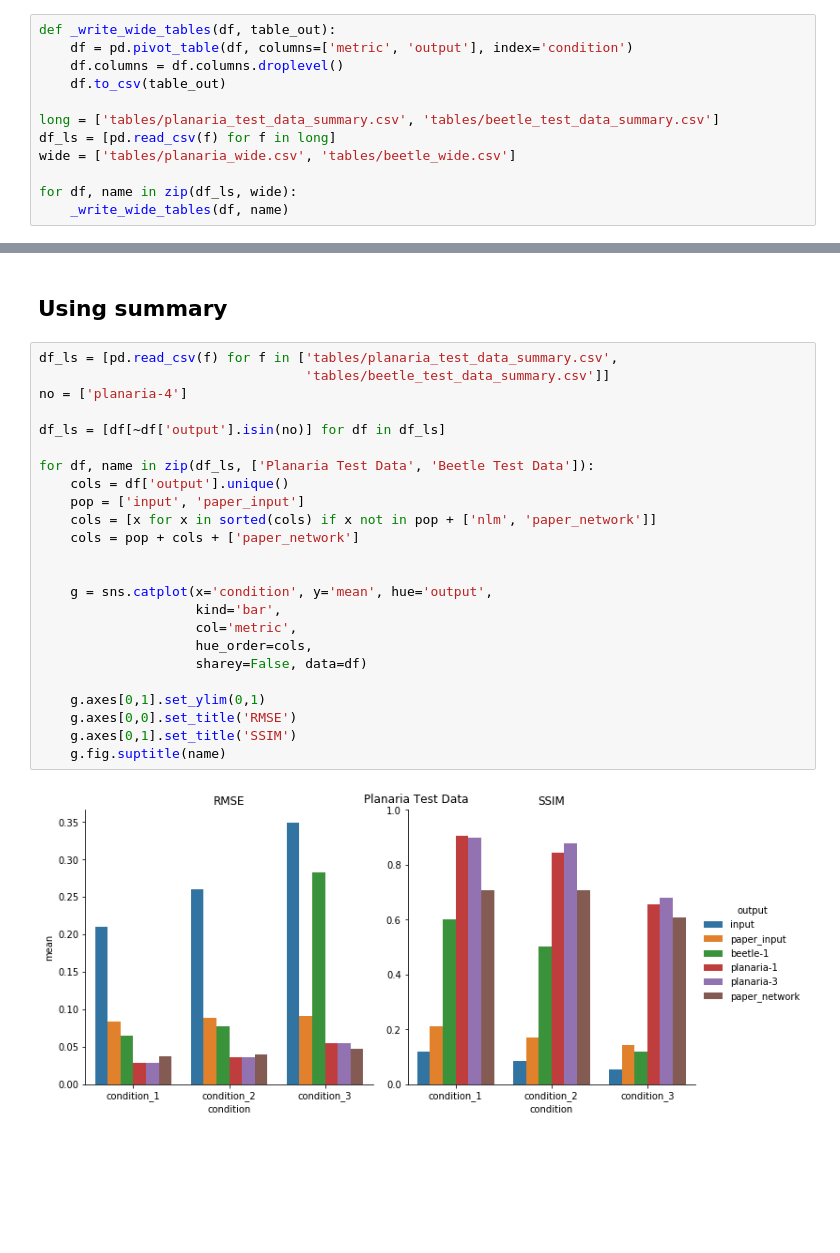
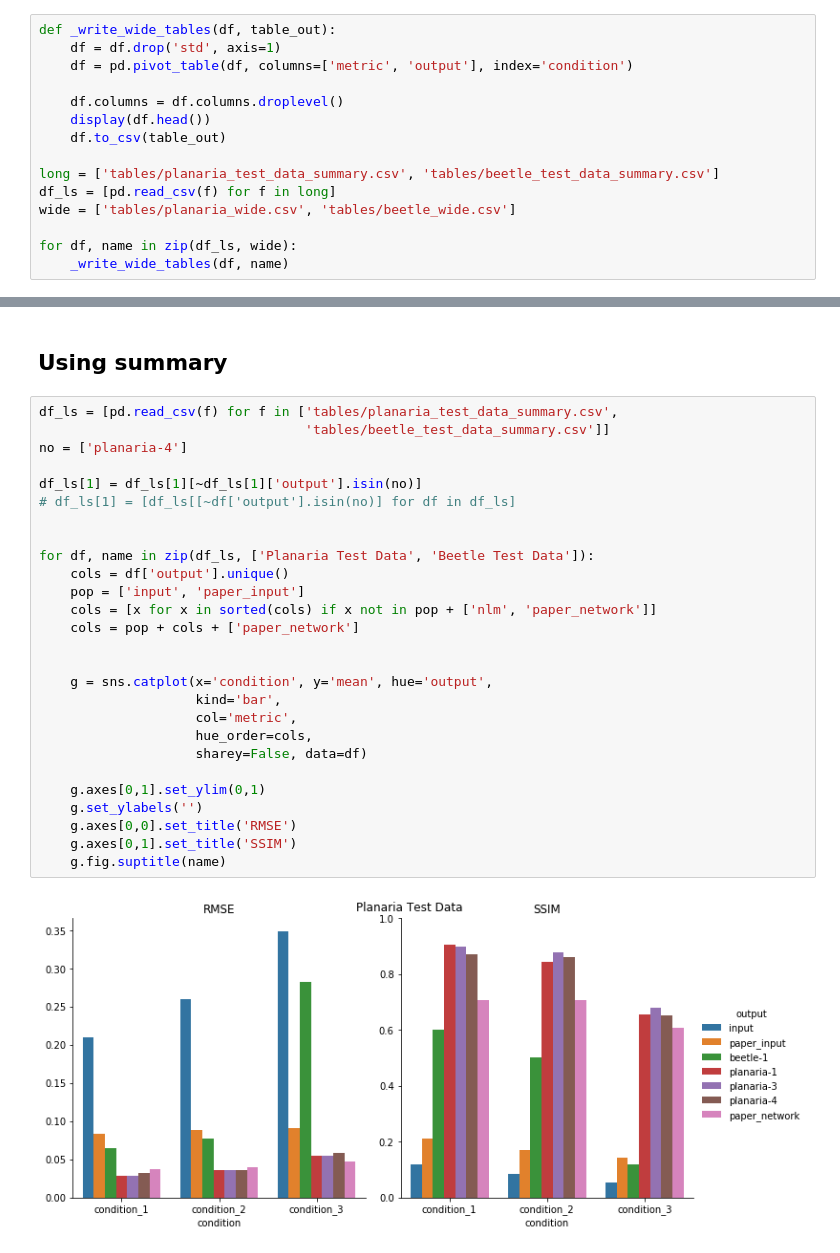
Before and after one commit to ksr987/COMP551-MP4, a Jupyter notebook: denoising/6_figures_tables.ipynb, the cells around one changed output, grey strips where cells are left out. Cells and saved outputs as stored; diff of their text form; blank space fills up the shorter version.

```diff
--- a/denoising/6_figures_tables.ipynb
+++ b/denoising/6_figures_tables.ipynb
@@ -66,8 +66,11 @@ for ddir, out in zip(ddirs, outs):
 ## Write RMSE and SSIM wide tables
 # %%
 def _write_wide_tables(df, table_out):
+    df = df.drop('std', axis=1)
     df = pd.pivot_table(df, columns=['metric', 'output'], index='condition')
+
     df.columns = df.columns.droplevel()
+    display(df.head())
     df.to_csv(table_out)
 
 long = ['tables/planaria_test_data_summary.csv', 'tables/beetle_test_data_summary.csv']
@@ -118,26 +134,29 @@ df.head()
 # %%
 df_ls = [pd.read_csv(f) for f in ['tables/planaria_test_data_summary.csv',
                                   'tables/beetle_test_data_summary.csv']]
 no = ['planaria-4']
 
-df_ls = [df[~df['output'].isin(no)] for df in df_ls]
+df_ls[1] = df_ls[1][~df_ls[1]['output'].isin(no)]
+# df_ls[1] = [df_ls[[~df['output'].isin(no)] for df in df_ls]
+
 
 for df, name in zip(df_ls, ['Planaria Test Data', 'Beetle Test Data']):
     cols = df['output'].unique()
     pop = ['input', 'paper_input']
     cols = [x for x in sorted(cols) if x not in pop + ['nlm', 'paper_network']]
     cols = pop + cols + ['paper_network']
 
 
     g = sns.catplot(x='condition', y='mean', hue='output',
                     kind='bar',
                     col='metric',
                     hue_order=cols,
                     sharey=False, data=df)
 
     g.axes[0,1].set_ylim(0,1)
+    g.set_ylabels('')
     g.axes[0,0].set_title('RMSE')
     g.axes[0,1].set_title('SSIM')
     g.fig.suptitle(name)
 # %% [output]
-[figure, old version]
+[figure, new version]
```
Also changed, not shown: parts of 5 cells of this notebook, 26 other files.
